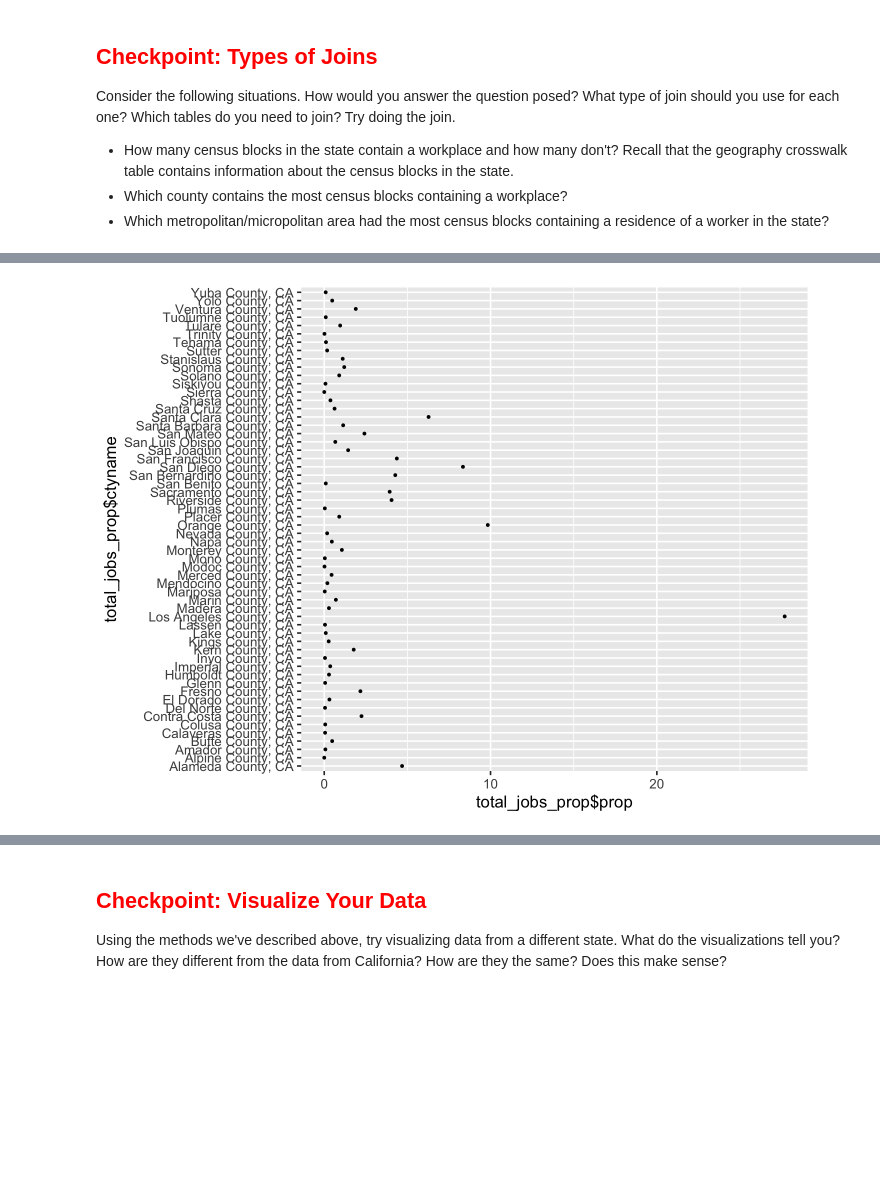
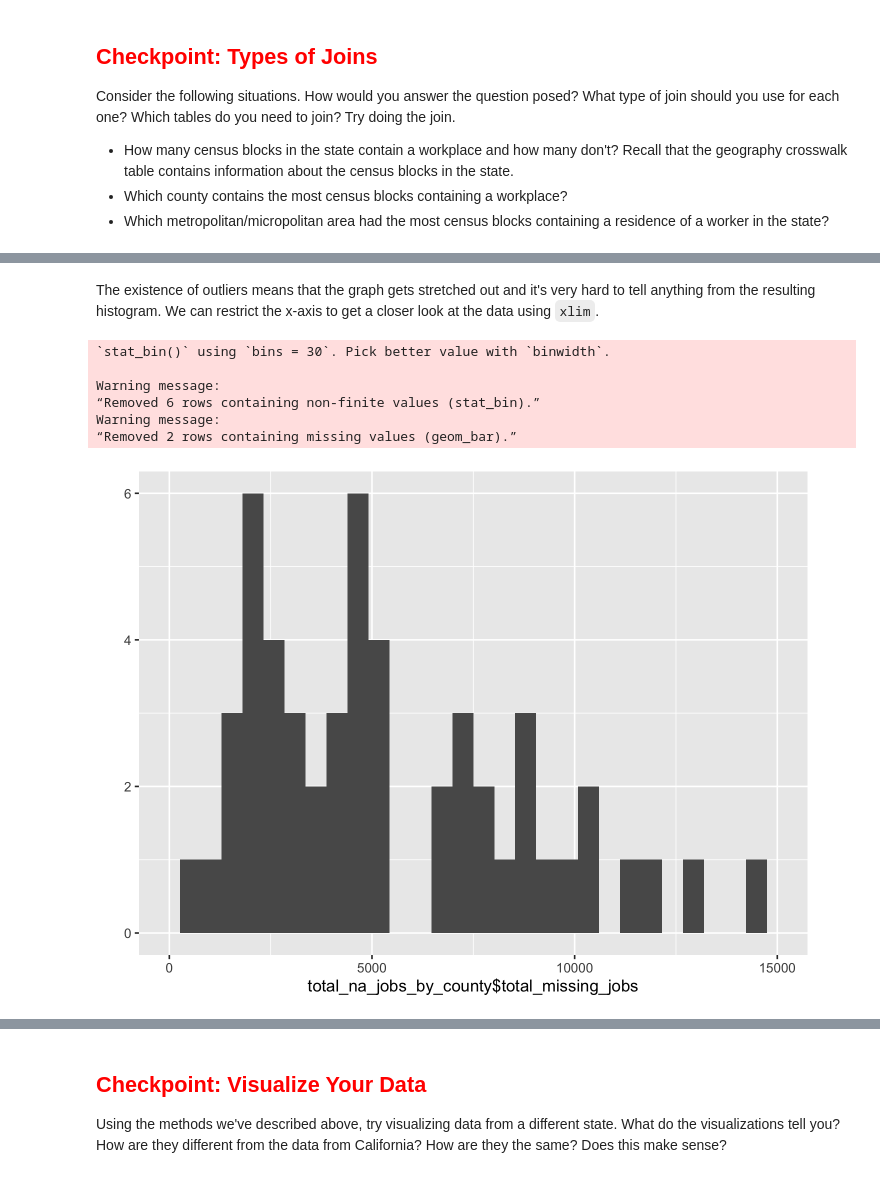
Before and after one commit to Jedelmann90/ada-intro-r, a Jupyter notebook: new R-2.ipynb, the cells around one changed output, grey strips where cells are left out. Cells and saved outputs as stored; diff of their text form; code cells hidden in the pictures; blank space fills up the shorter version.

```diff
--- a/new R-2.ipynb
+++ b/new R-2.ipynb
@@ -235,4 +408,12 @@ qplot(total_jobs_by_county$total_jobs)
-# %%
-qplot(total_jobs_prop$prop, total_jobs_prop$ctyname)
-# %% [output]
-[figure, removed]
+# %% [markdown]
+The existence of outliers means that the graph gets stretched out and it's very hard to tell anything from the resulting histogram. We can restrict the x-axis to get a closer look at the data using `xlim`.
+# %%
+qplot(total_na_jobs_by_county$total_missing_jobs, xlim = c(0,15000))
+# %% [output]
+`stat_bin()` using `bins = 30`. Pick better value with `binwidth`.
+
+Warning message:
+“Removed 6 rows containing non-finite values (stat_bin).”
+Warning message:
+“Removed 2 rows containing missing values (geom_bar).”
+[figure, added]
```
Also changed, not shown: parts of 38 cells of this notebook.
